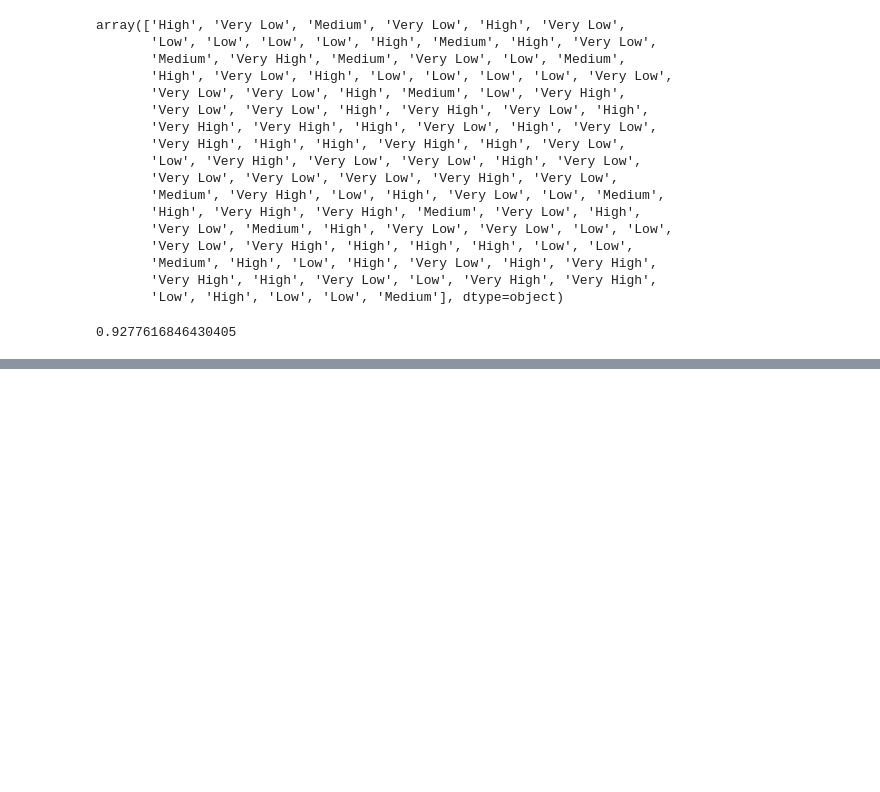
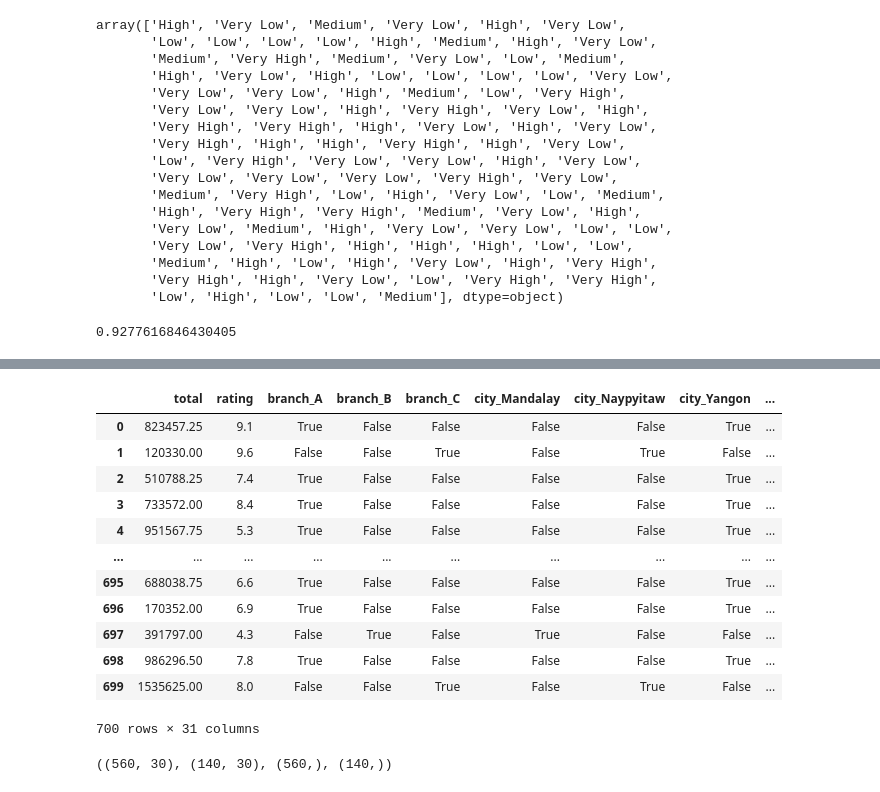
Before and after one commit to walker0625/bigdata-analysis-engineer-license, a Jupyter notebook: 4. test/2. ml.ipynb, the cells around one changed output, grey strips where cells are left out. Cells and saved outputs as stored; diff of their text form; code cells hidden in the pictures; blank space fills up the shorter version.

```diff
--- a/4. test/2. ml.ipynb
+++ b/4. test/2. ml.ipynb
@@ -570,0 +674,34 @@ print(f1_score(pred, y_val, average='macro'))
+# %%
+train = pd.get_dummies(train)
+test = pd.get_dummies(test)
+# %%
+train
+# %% [output]
+|  | total | rating | branch_A | branch_B | branch_C | city_Mandalay | city_Naypyitaw | city_Yangon | ... |
+| 0 | 823457.25 | 9.1 | True | False | False | False | False | True | ... |
+| 1 | 120330.00 | 9.6 | False | False | True | False | True | False | ... |
+| 2 | 510788.25 | 7.4 | True | False | False | False | False | True | ... |
+| 3 | 733572.00 | 8.4 | True | False | False | False | False | True | ... |
+| 4 | 951567.75 | 5.3 | True | False | False | False | False | True | ... |
+| ... | ... | ... | ... | ... | ... | ... | ... | ... | ... |
+| 695 | 688038.75 | 6.6 | True | False | False | False | False | True | ... |
+| 696 | 170352.00 | 6.9 | True | False | False | False | False | True | ... |
+| 697 | 391797.00 | 4.3 | False | True | False | True | False | False | ... |
+| 698 | 986296.50 | 7.8 | True | False | False | False | False | True | ... |
+| 699 | 1535625.00 | 8.0 | False | False | True | False | True | False | ... |
+700 rows × 31 columns
+# %%
+from sklearn.model_selection import train_test_split
+
+target = train.pop('total')
+
+X_train, X_val, y_train, y_val = train_test_split(
+    train,
+    target,
+    test_size=0.2,
+    random_state=0
+)
+
+X_train.shape, X_val.shape, y_train.shape, y_val.shape
+# %% [output]
+((560, 30), (140, 30), (560,), (140,))
```
Also changed, not shown: parts of 11 cells of this notebook, 10 other files.
